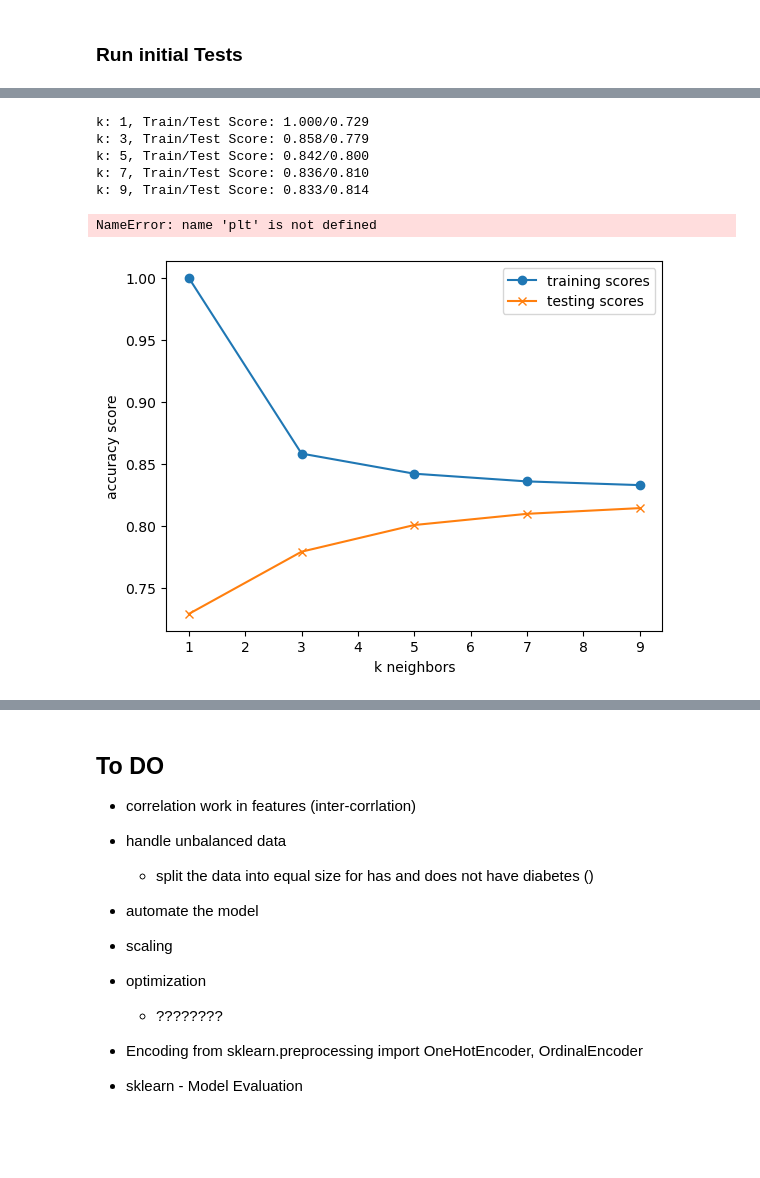
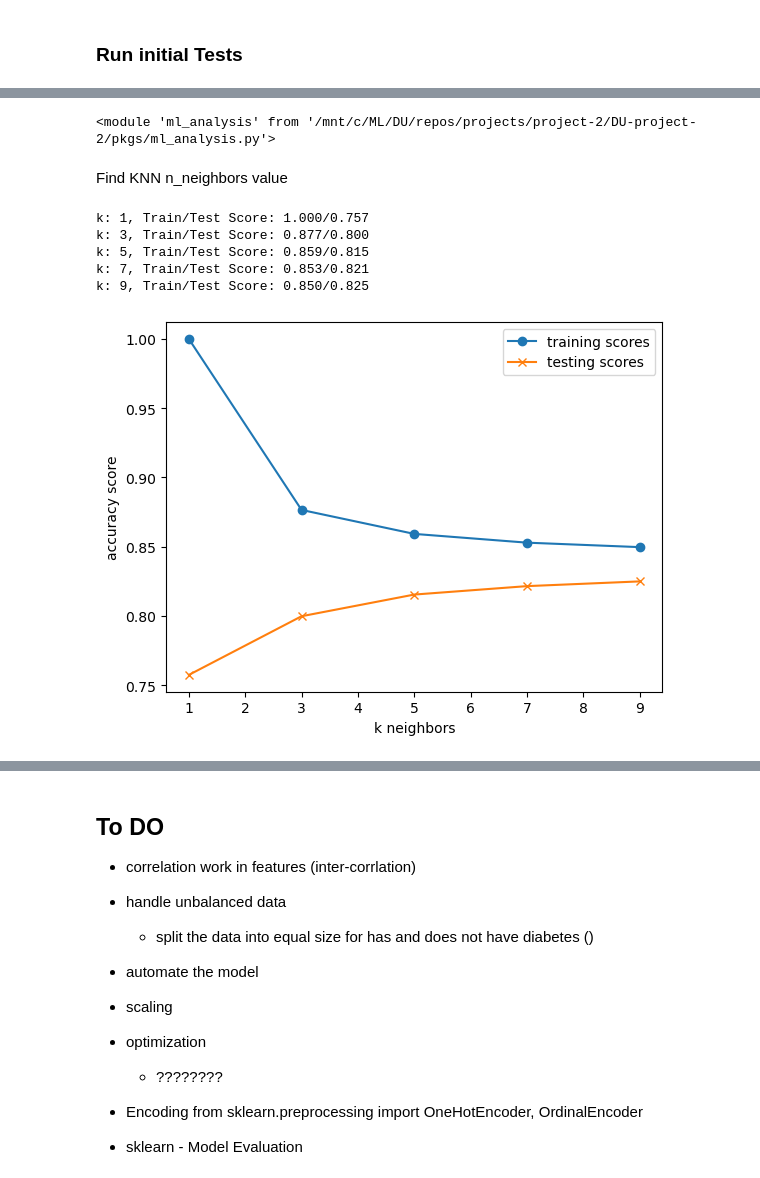
Before and after one commit to jflachman/DU-project-2, a Jupyter notebook: 2_data_analysis.ipynb, the cells around one changed output, grey strips where cells are left out. Drawn from its saved outputs; the diff is of its cells as text; code cells hidden in the pictures; blank space fills up the shorter version.

```diff
--- a/2_data_analysis.ipynb
+++ b/2_data_analysis.ipynb
@@ -265,0 +233,16 @@ from sklearn.ensemble import AdaBoostClassifier
+# %%
+# reload any changes to mlconfigs
+importlib.reload(mlanlys)
+# %% [output]
+<module 'ml_analysis' from '/mnt/c/ML/DU/repos/projects/project-2/DU-project-2/pkgs/ml_analysis.py'>
+# %% [markdown]
+Find KNN n_neighbors value
+# %%
+mlanlys.knn_plot(data_scaled)
+# %% [output]
+k: 1, Train/Test Score: 1.000/0.757
+k: 3, Train/Test Score: 0.877/0.800
+k: 5, Train/Test Score: 0.859/0.815
+k: 7, Train/Test Score: 0.853/0.821
+k: 9, Train/Test Score: 0.850/0.825
+[figure, added]
@@ -266,39 +271,22 @@ from sklearn.ensemble import AdaBoostClassifier
 # %%
-X_train, X_test, y_train, y_test = data_raw
-k_range = 10
-train_scores = []
-test_scores = []
-for k in range(1, k_range, 2):
-    knn = KNeighborsClassifier(n_neighbors=k)
-    knn.fit(X_train, y_train)
-    train_score = knn.score(X_train, y_train)
-    test_score = knn.score(X_test, y_test)
-    train_scores.append(train_score)
-    test_scores.append(test_score)
-    print(f"k: {k}, Train/Test Score: {train_score:.3f}/{test_score:.3f}")
+# def knn_plot( data ):
+#     X_train, X_test, y_train, y_test = data
+#     k_range = 10
+#     train_scores = []
+#     test_scores = []
+#     for k in range(1, k_range, 2):
+#         knn = KNeighborsClassifier(n_neighbors=k)
+#         knn.fit(X_train, y_train)
+#         train_score = knn.score(X_train, y_train)
+#         test_score = knn.score(X_test, y_test)
+#         train_scores.append(train_score)
+#         test_scores.append(test_score)
+#         print(f"k: {k}, Train/Test Score: {train_score:.3f}/{test_score:.3f}")
 
-# Plot the results
-plt.plot(range(1, k_range, 2), train_scores, marker='o', label="training scores")
-plt.plot(range(1, k_range, 2), test_scores, marker="x", label="testing scores")
-plt.xlabel("k neighbors")
-plt.ylabel("accuracy score")
-plt.legend()
-plt.show()
+#     # Plot the results
+#     plt.plot(range(1, k_range, 2), train_scores, marker='o', label="training scores")
+#     plt.plot(range(1, k_range, 2), test_scores, marker="x", label="testing scores")
+#     plt.xlabel("k neighbors")
+#     plt.ylabel("accuracy score")
+#     plt.legend()
+#     plt.show()
-# %% [output]
-k: 1, Train/Test Score: 1.000/0.729
-k: 3, Train/Test Score: 0.858/0.779
-k: 5, Train/Test Score: 0.842/0.800
-k: 7, Train/Test Score: 0.836/0.810
-k: 9, Train/Test Score: 0.833/0.814
-NameError: name 'plt' is not defined
-# %%
-import matplotlib.pyplot as plt
-# Plot the results
-plt.plot(range(1, k_range, 2), train_scores, marker='o', label="training scores")
-plt.plot(range(1, k_range, 2), test_scores, marker="x", label="testing scores")
-plt.xlabel("k neighbors")
-plt.ylabel("accuracy score")
-plt.legend()
-plt.show()
-# %% [output]
-[figure, removed]
```
Also changed, not shown: parts of 13 cells of this notebook, 3 other files.
